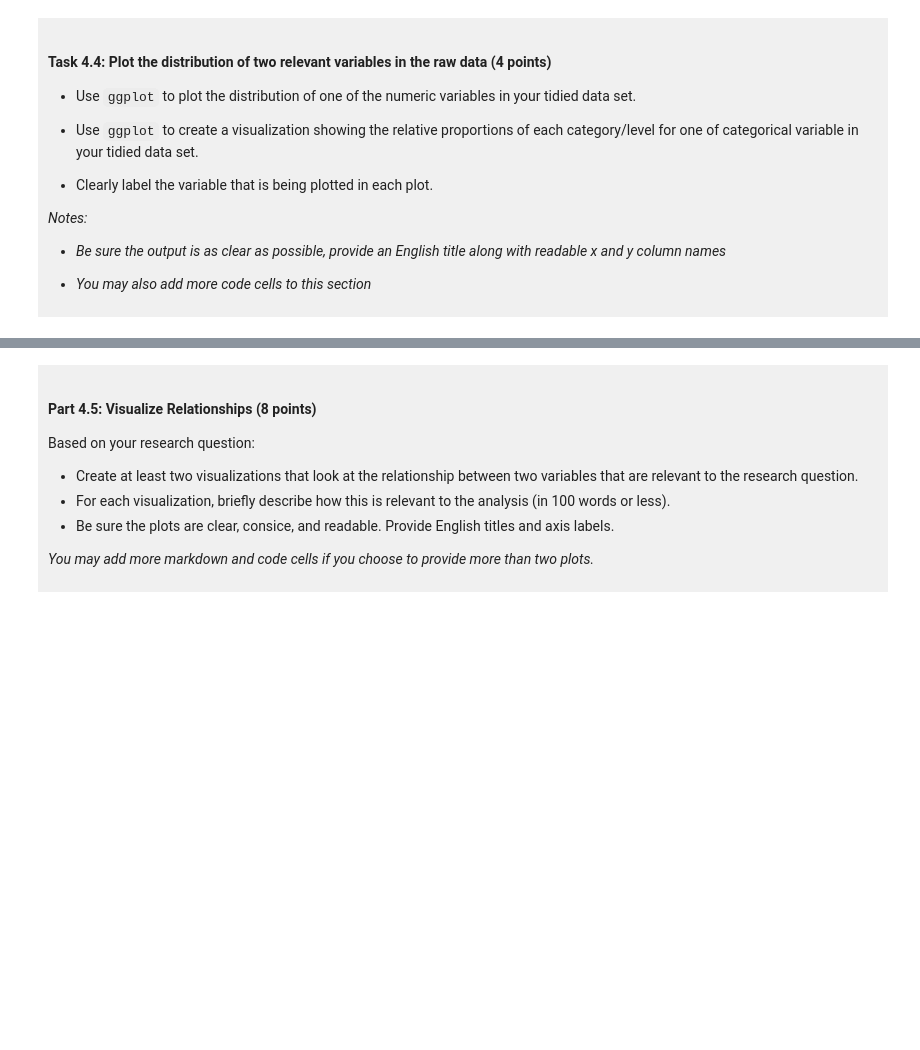
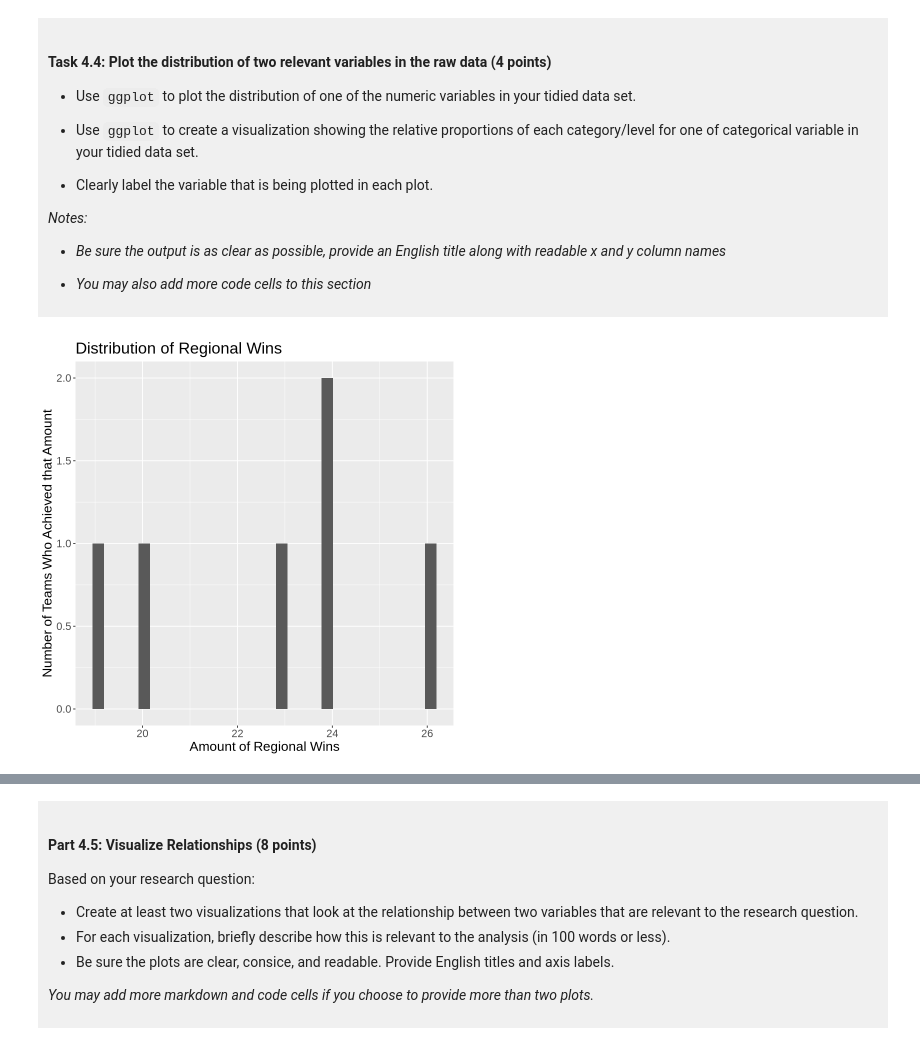
Before and after one commit to melodyl000/DSCI-Project-Melody, a Jupyter notebook: dsci-100-project-notebook.ipynb, the cells around one changed output, grey strips where cells are left out. Saved outputs shown, nothing was run; the diff lists cells and outputs as text; code cells hidden in the pictures; blank space fills up the shorter version.

```diff
--- a/dsci-100-project-notebook.ipynb
+++ b/dsci-100-project-notebook.ipynb
@@ -333,4 +295,12 @@ A tibble: 4 × 2
 
 </div>
 # %%
-### EDIT THIS CODE CELL FOR PLOT 1 ###
+plot_1<-ggplot(basketball_tidy, aes(x=reg_wins))+
+            geom_histogram(bins=30)+
+            xlab("Amount of Regional Wins")+
+            ylab("Number of Teams Who Achieved that Amount")+
+            ggtitle("Distribution of Regional Wins")+
+            theme(text=element_text(size=16))
+plot_1
+# %% [output]
+[figure, added]
```
Also changed, not shown: parts of 4 cells of this notebook.
